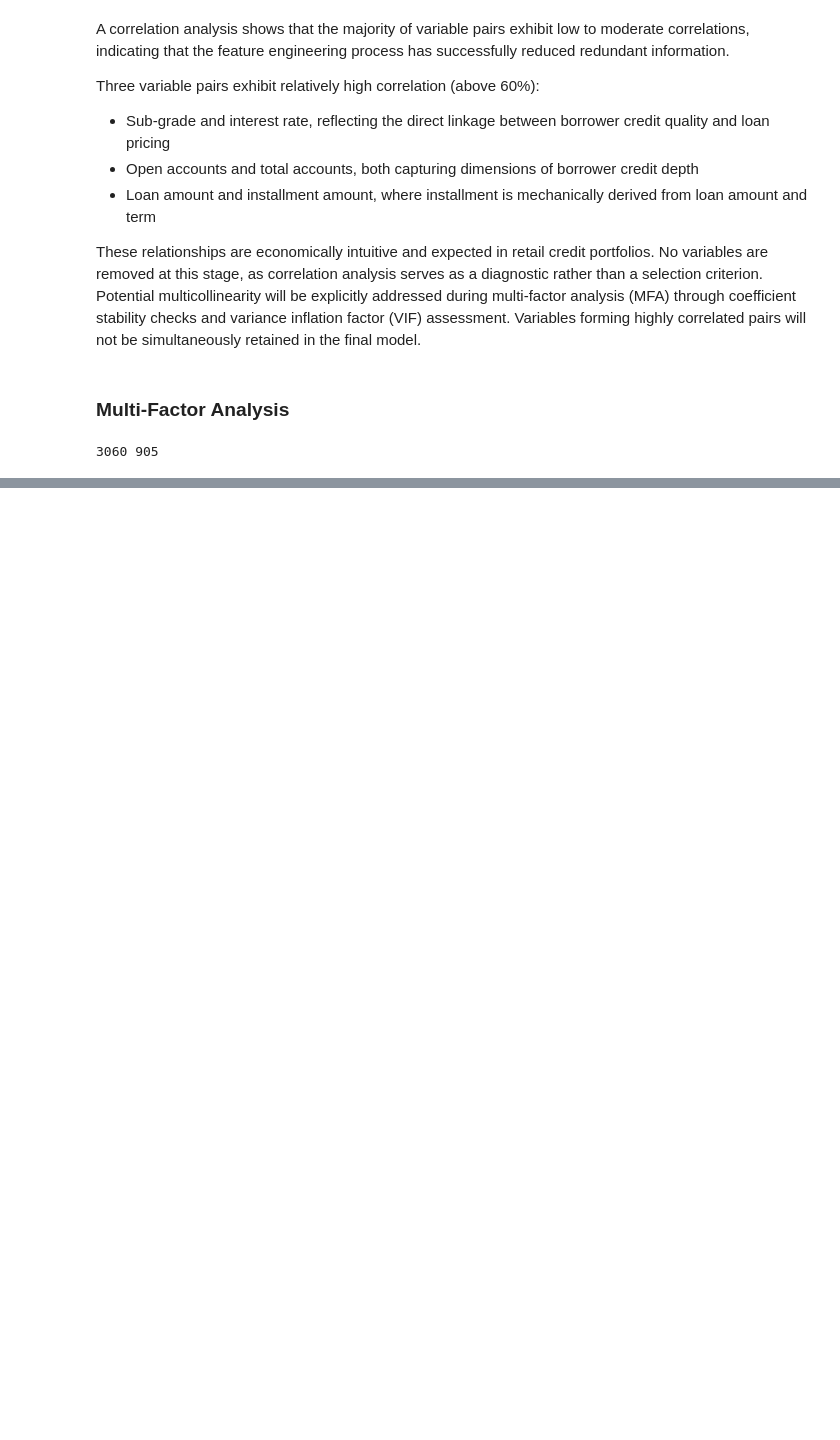
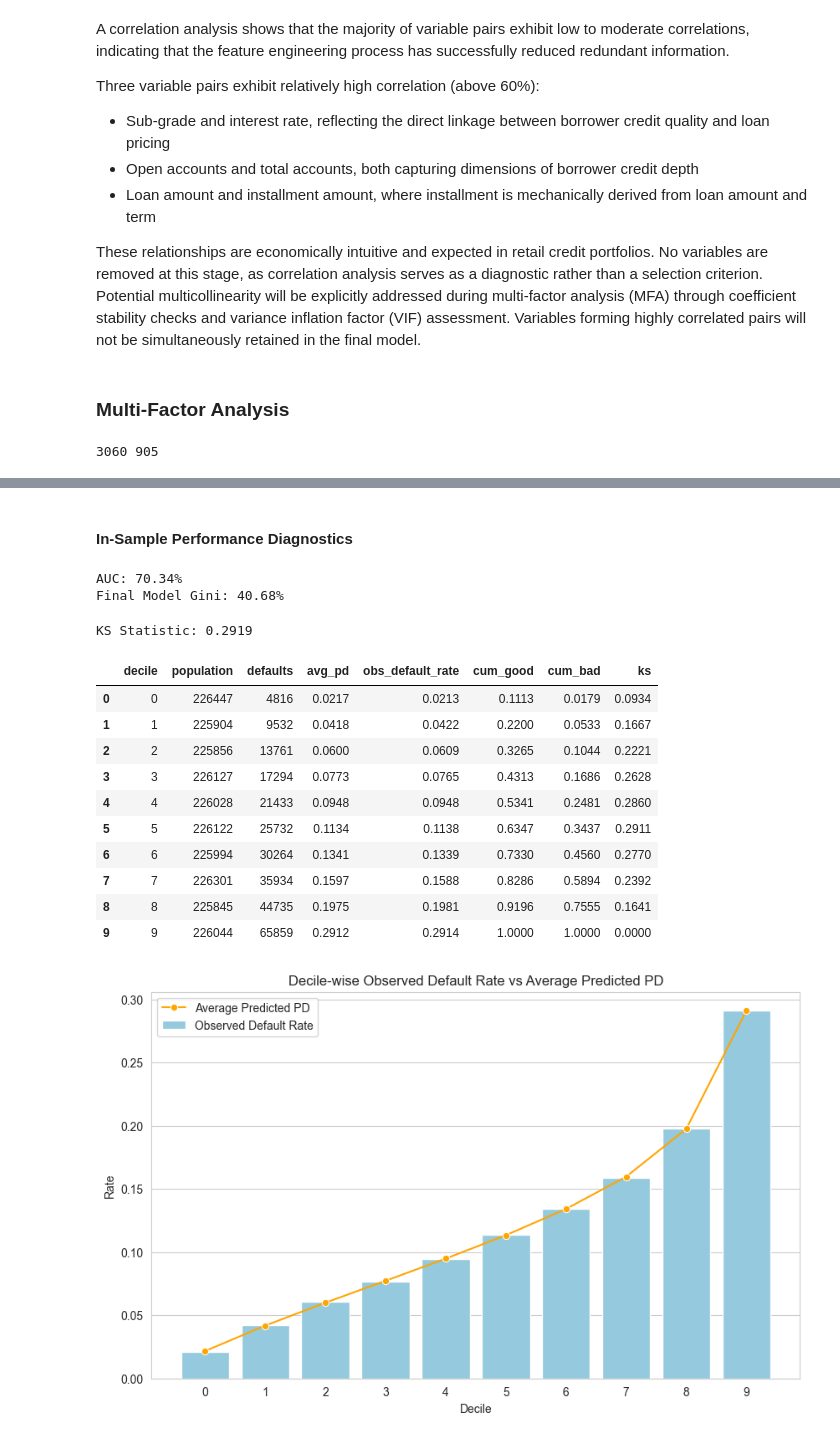
Before and after one commit to dipanshusharma2001/irb_retail_pd_sas_vs_python, a Jupyter notebook: notebooks/03_pd_model_development.ipynb, the cells around one changed output, grey strips where cells are left out. Saved outputs shown, nothing was run; the diff lists cells and outputs as text; code cells hidden in the pictures; blank space fills up the shorter version.

```diff
--- a/notebooks/03_pd_model_development.ipynb
+++ b/notebooks/03_pd_model_development.ipynb
@@ -261,0 +327,19 @@ KeyboardInterrupt:
+# %%
+selected_combination = mfa_results['6'].sort_values(by='gini', ascending =False).head(6)['variable'].to_list()
+X = sm.add_constant(model_df[selected_combination]).copy()
+y = model_df['default_flag'].copy()
+model = sm.Logit(y, X).fit(disp=0)
+
+coef = model.params
+pvals = model.pvalues
+vif_df = compute_vif(X[selected_combination])
+vif_df.set_index('variable', inplace=True)
+
+y_pred = model.predict(X).copy()
+gini = 2 * roc_auc_score(y, y_pred) - 1
+
+stds = model_df[selected_combination].std()
+abs_contrib = (coef.abs() * stds)
+contrib_pct = abs_contrib / abs_contrib.sum()
+
+model.summary()
@@ -261,0 +418,55 @@ KeyboardInterrupt:
+# %% [markdown]
+#### **In-Sample Performance Diagnostics**
+# %%
+# printing final model metrics in percentage format
+print(f"AUC: {round(roc_auc_score(y, y_pred)*100, 2)}%")
+print(f"Final Model Gini: {round(gini*100, 2)}%")
+# %% [output]
+AUC: 70.34%
+Final Model Gini: 40.68%
+# %%
+# decile summary
+model_df['pd_hat'] = y_pred
+model_df['decile'] = pd.qcut(model_df['pd_hat'], q=10, labels=False, duplicates='drop')
+decile_summary = model_df.groupby('decile').agg(
+        population=('default_flag', 'count'),
+        defaults=('default_flag', 'sum'),
+        avg_pd=('pd_hat', 'mean')).reset_index()
+
+decile_summary['obs_default_rate'] = decile_summary['defaults'] / decile_summary['population']
+decile_summary = decile_summary.sort_values('decile').reset_index(drop=True)
+
+# KS Statistic
+fpr, tpr, thresholds = roc_curve(y, model_df['pd_hat'])
+ks_stat = max(tpr - fpr)
+print(f"KS Statistic: {ks_stat:.4f}")
+
+
+decile_summary['cum_good'] = (decile_summary['population'] - decile_summary['defaults']).cumsum() / (decile_summary['population'] - decile_summary['defaults']).sum()
+decile_summary['cum_bad'] = decile_summary['defaults'].cumsum() / decile_summary['defaults'].sum()
+decile_summary['ks'] = abs(decile_summary['cum_bad'] - decile_summary['cum_good'])
+display(decile_summary)
+
+# plotting the decile summary
+fig_decile = plt.figure(figsize=(10, 6))
+sns.barplot(x='decile', y='obs_default_rate', data=decile_summary, color='skyblue', label='Observed Default Rate')
+sns.lineplot(x='decile', y='avg_pd', data=decile_summary, color='orange', marker='o', label='Average Predicted PD')
+plt.title('Decile-wise Observed Default Rate vs Average Predicted PD')
+plt.xlabel('Decile')
+plt.ylabel('Rate')
+plt.legend()
+plt.show()
+# %% [output]
+KS Statistic: 0.2919
+|  | decile | population | defaults | avg_pd | obs_default_rate | cum_good | cum_bad | ks |
+| 0 | 0 | 226447 | 4816 | 0.0217 | 0.0213 | 0.1113 | 0.0179 | 0.0934 |
+| 1 | 1 | 225904 | 9532 | 0.0418 | 0.0422 | 0.2200 | 0.0533 | 0.1667 |
+| 2 | 2 | 225856 | 13761 | 0.0600 | 0.0609 | 0.3265 | 0.1044 | 0.2221 |
+| 3 | 3 | 226127 | 17294 | 0.0773 | 0.0765 | 0.4313 | 0.1686 | 0.2628 |
+| 4 | 4 | 226028 | 21433 | 0.0948 | 0.0948 | 0.5341 | 0.2481 | 0.2860 |
+| 5 | 5 | 226122 | 25732 | 0.1134 | 0.1138 | 0.6347 | 0.3437 | 0.2911 |
+| 6 | 6 | 225994 | 30264 | 0.1341 | 0.1339 | 0.7330 | 0.4560 | 0.2770 |
+| 7 | 7 | 226301 | 35934 | 0.1597 | 0.1588 | 0.8286 | 0.5894 | 0.2392 |
+| 8 | 8 | 225845 | 44735 | 0.1975 | 0.1981 | 0.9196 | 0.7555 | 0.1641 |
+| 9 | 9 | 226044 | 65859 | 0.2912 | 0.2914 | 1.0000 | 1.0000 | 0.0000 |
+[figure, added]
```
Also changed, not shown: parts of 15 cells of this notebook, 5 other files.
